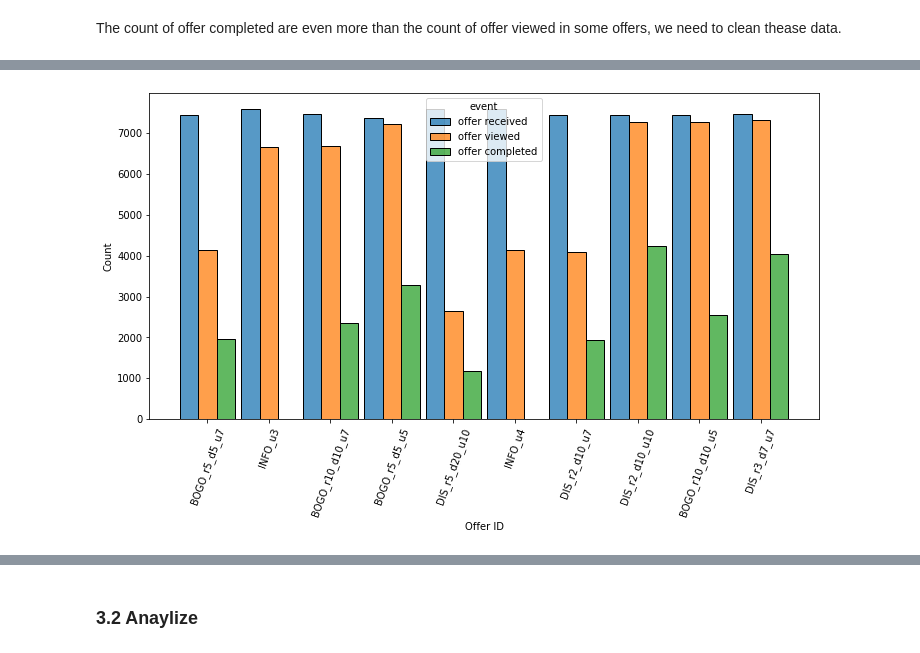
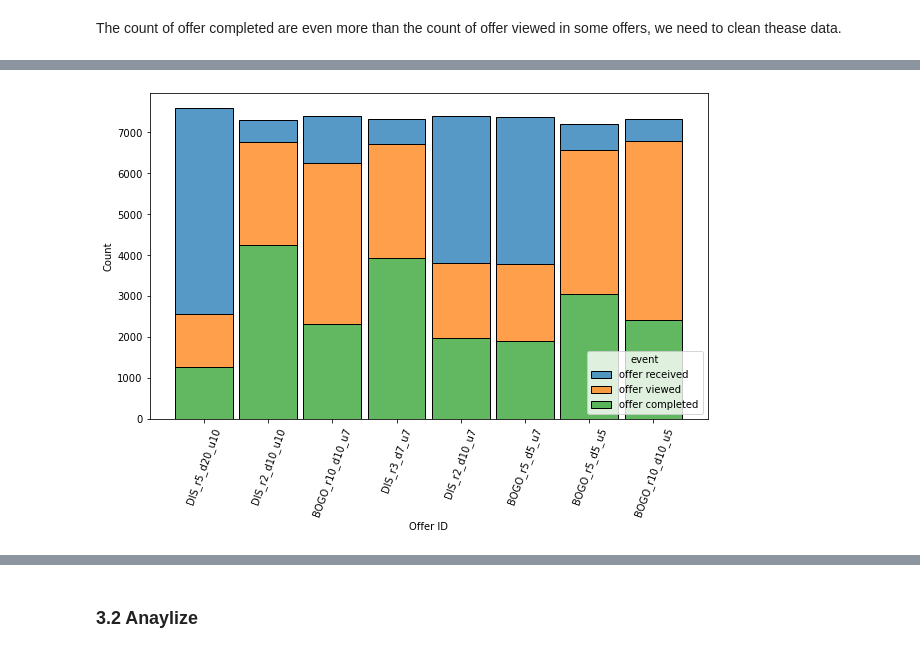
Before and after one commit to venson/starbucks, a Jupyter notebook: Starbucks_Capstone_notebook.ipynb, the cells around one changed output, grey strips where cells are left out. Drawn from its saved outputs; the diff is of its cells as text; code cells hidden in the pictures.

```diff
--- a/Starbucks_Capstone_notebook.ipynb
+++ b/Starbucks_Capstone_notebook.ipynb
@@ -492,3 +466,0 @@ p1
-# %%
-person = elementary_trans[elementary_trans['person_id'] ==14].reset_index()
-person.pivot_table(index='index', columns=['offer_id','event'], values= 'time')['DIS_r2_d10_u7'].index
@@ -564,7 +514,3 @@ def get_index_unusual(person_trans):
                 unseq = unseq + remain[~remain.isnull()].tolist()
     index_turn = person_trans[person_trans['time'].isin(unseq)].index
     return index_turn
-# %%
-a =[[1,np.nan,101],[2, np.nan,102],[np.nan, 4, np.nan],[np.nan,4, np.nan]]
-df = pd.DataFrame(a)
-print(df)
@@ -882,0 +743,25 @@ elementary_trans_ = elementary_trans.loc[np.setdiff1d(elementary_trans.index, in
+# %%
+def clean_trans_logical(df):
+    received_only, viewed_only , completed_only = [],[],[]
+    received, viewed , completed = [],[],[]
+    i = 0
+    all = []
+    person_list = df['person_id'].unique()
+    for person in person_list:
+        i+=1
+        if (i % 500 ==0):
+            print(print ('cleaning {:.2f}%'.format(i/len(person_list)*100), end="\r"))
+
+        received, viewed, completed = get_index_forperson(df[df['person_id']==person])
+
+
+        received_only += received
+        viewed_only += viewed
+        completed_only += completed
+
+    all = received_only + viewed_only + completed_only
+
+
+    return all
+only_list = clean_trans_logical(elementary_trans_new)
+%store only_list
@@ -883,10 +795,12 @@ elementary_trans_ = elementary_trans.loc[np.setdiff1d(elementary_trans.index, in
 # %%
-plt.figure(figsize=(12,6))
-sns.histplot(elementary_trans_[elementary_trans_['event'].isin(['offer received', 'offer viewed', 'offer completed'])],
-             x= 'offer_id', hue='event', multiple='dodge', shrink=0.9,
+trans_new = elementary_trans_new.loc[only_list]
+trans_new.shape
+plt.figure(figsize=(10,6))
+sns.histplot(trans_new[trans_new['event'].isin(['offer received', 'offer viewed', 'offer completed'])],
+             x= 'offer_id', hue='event',multiple='stack',shrink=0.9,
              hue_order=['offer received', 'offer viewed', 'offer completed'])
 plt.xticks(rotation=70)
 plt.xlabel('Offer ID')
 plt.show()
 # %% [output]
-[figure, old version]
+[figure, new version]
```
Also changed, not shown: parts of 104 cells of this notebook.
